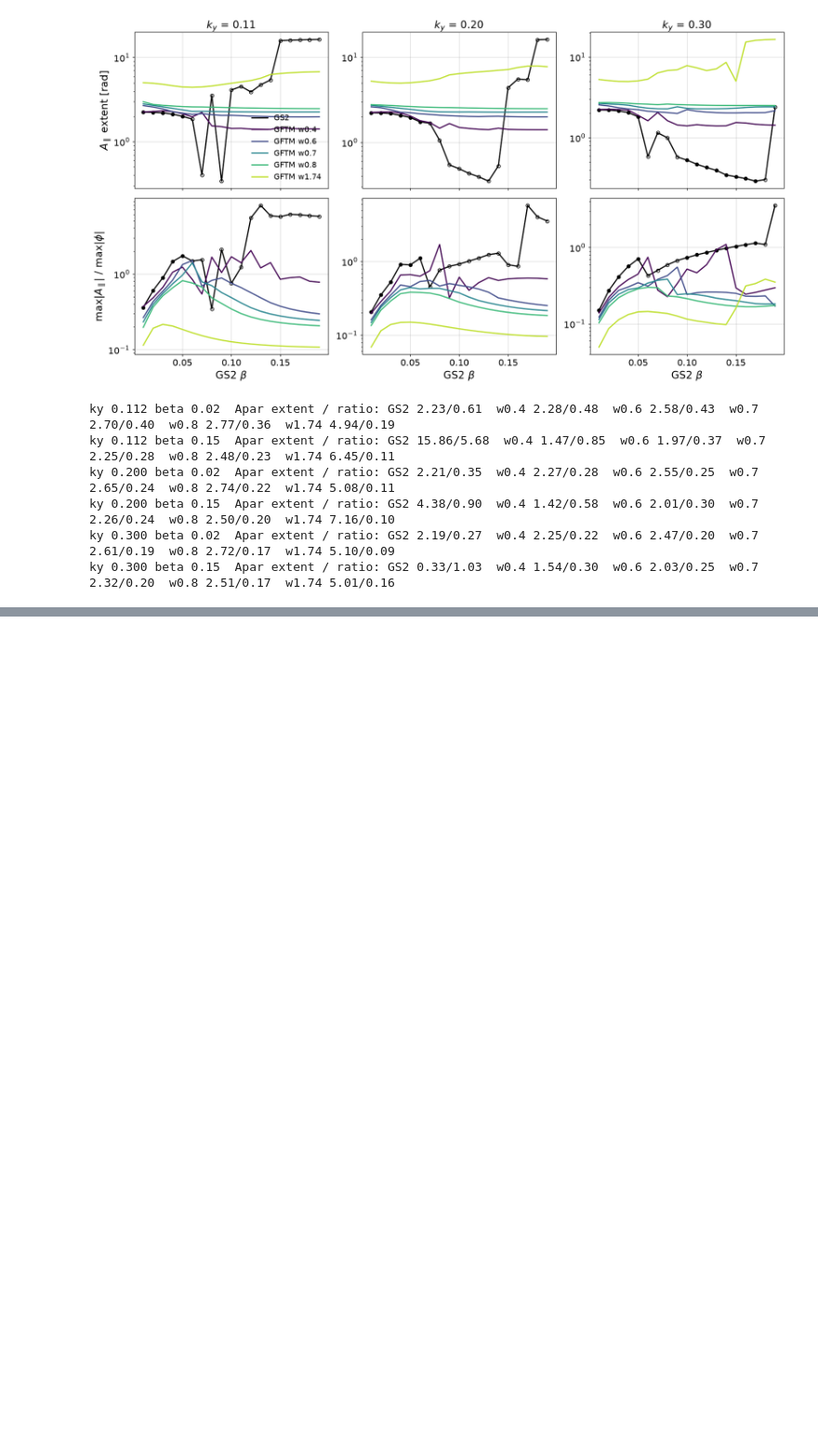
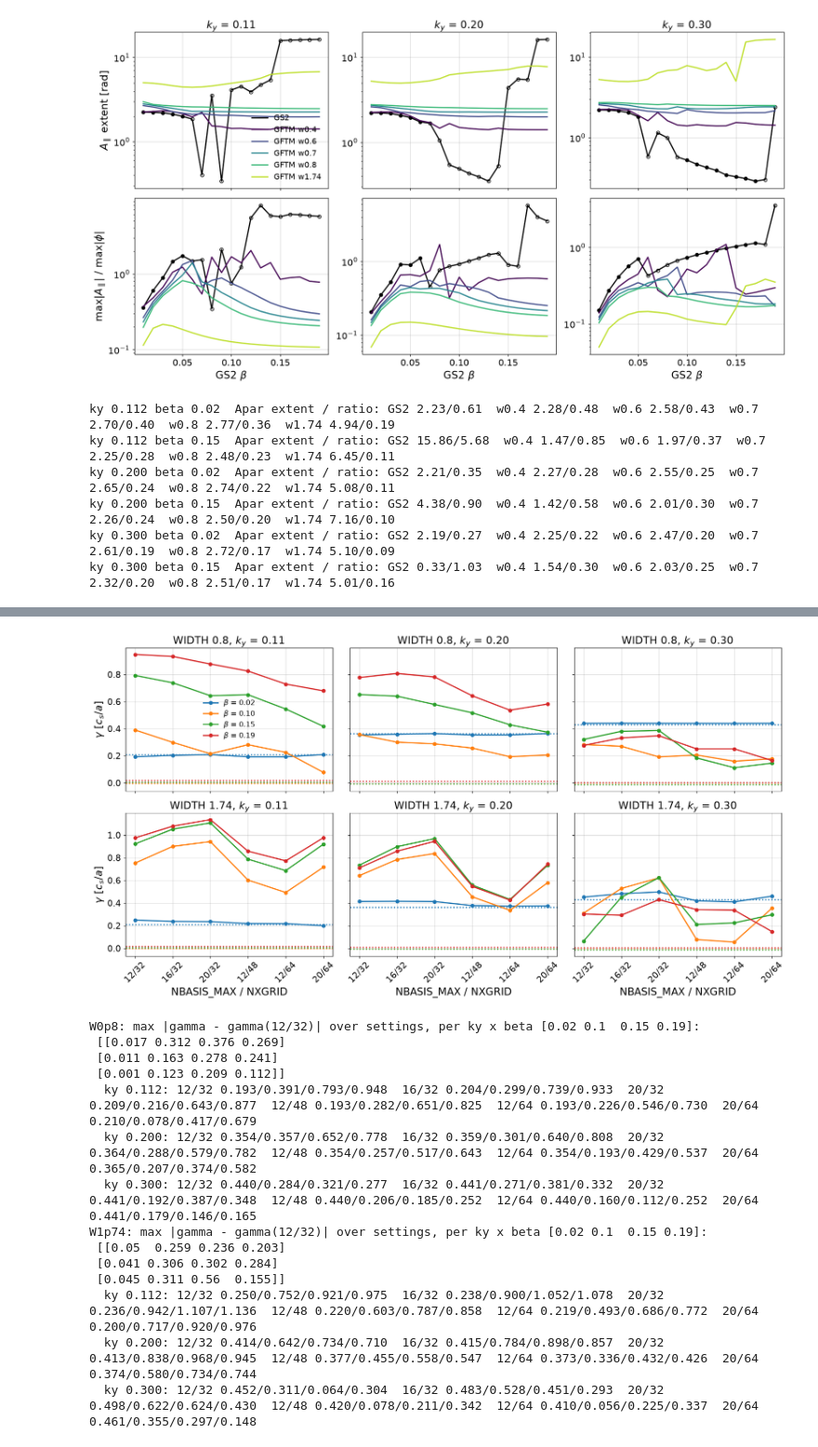
Before and after one commit to FelixWattsYork/General_Analysis, a Jupyter notebook: notebooks/beta_stabilisation_modes.ipynb, the cells around one changed output, grey strips where cells are left out. Shown at 93% size. Cells and saved outputs as stored; diff of their text form; code cells hidden in the pictures; blank space fills up the shorter version.

```diff
--- a/notebooks/beta_stabilisation_modes.ipynb
+++ b/notebooks/beta_stabilisation_modes.ipynb
@@ -767,0 +817,43 @@ ky 0.300 beta 0.15  Apar extent / ratio: GS2 0.33/1.03  w0.4 1.54/0.30  w0.6 2.0
+# %%
+res = [(12, 32), (16, 32), (20, 32), (12, 48), (12, 64), (20, 64)]
+fig_res, axes = plt.subplots(2, len(iky), figsize=(5 * len(iky), 8), sharex=True, sharey="row")
+for row, w in enumerate(("0p8", "1p74")):
+    for col, i in enumerate(iky):
+        ax = axes[row, col]
+        for b, (k, j) in enumerate(zip(range(4), jconv)):
+            y = [gc[f"nb{nb}_nx{nx}_w{w}"][col, k] for nb, nx in res]
+            ax.plot(range(len(res)), y, color=f"C{b}", marker="o", ms=5, label=rf"$\beta$ = {beta_r4[j]:.2f}")
+            ax.axhline(g["GS2"][i, j], color=f"C{b}", ls=":", marker="")
+        ax.set_title(rf"WIDTH {w.replace('p', '.')}, $k_y$ = {float(gs2[r4].ky[i]):.2f}", fontsize=16)
+        ax.tick_params(labelsize=13)
+for ax in axes[-1]:
+    ax.set_xticks(range(len(res)), [f"{nb}/{nx}" for nb, nx in res], rotation=45)
+    ax.set_xlabel("NBASIS_MAX / NXGRID", fontsize=16)
+for ax in axes[:, 0]:
+    ax.set_ylabel(r"$\gamma$ [$c_s/a$]", fontsize=16)
+axes[0, 0].legend(fontsize=11)
+fig_res.tight_layout()
+plt.show()
+for w in ("0p8", "1p74"):
+    base = gc[f"nb12_nx32_w{w}"]
+    spread = np.max([np.abs(gc[f"nb{nb}_nx{nx}_w{w}"] - base) for nb, nx in res], axis=0)
+    print(f"W{w}: max |gamma - gamma(12/32)| over settings, per ky x beta {beta_r4[jconv].round(2)}:\n", spread.round(3))
+    for col, i in enumerate(iky):
+        print(f"  ky {float(gs2[r4].ky[i]):.3f}: " + "  ".join(
+            f"{nb}/{nx} " + "/".join(f"{x:.3f}" for x in gc[f'nb{nb}_nx{nx}_w{w}'][col]) for nb, nx in res))
+# %% [output]
+[figure, added]
+W0p8: max |gamma - gamma(12/32)| over settings, per ky x beta [0.02 0.1  0.15 0.19]:
+ [[0.017 0.312 0.376 0.269]
+ [0.011 0.163 0.278 0.241]
+ [0.001 0.123 0.209 0.112]]
+  ky 0.112: 12/32 0.193/0.391/0.793/0.948  16/32 0.204/0.299/0.739/0.933  20/32 0.209/0.216/0.643/0.877  12/48 0.193/0.282/0.651/0.825  12/64 0.193/0.226/0.546/0.730  20/64 0.210/0.078/0.417/0.679
+  ky 0.200: 12/32 0.354/0.357/0.652/0.778  16/32 0.359/0.301/0.640/0.808  20/32 0.364/0.288/0.579/0.782  12/48 0.354/0.257/0.517/0.643  12/64 0.354/0.193/0.429/0.537  20/64 0.365/0.207/0.374/0.582
+  ky 0.300: 12/32 0.440/0.284/0.321/0.277  16/32 0.441/0.271/0.381/0.332  20/32 0.441/0.192/0.387/0.348  12/48 0.440/0.206/0.185/0.252  12/64 0.440/0.160/0.112/0.252  20/64 0.441/0.179/0.146/0.165
+W1p74: max |gamma - gamma(12/32)| over settings, per ky x beta [0.02 0.1  0.15 0.19]:
+ [[0.05  0.259 0.236 0.203]
+ [0.041 0.306 0.302 0.284]
+ [0.045 0.311 0.56  0.155]]
+  ky 0.112: 12/32 0.250/0.752/0.921/0.975  16/32 0.238/0.900/1.052/1.078  20/32 0.236/0.942/1.107/1.136  12/48 0.220/0.603/0.787/0.858  12/64 0.219/0.493/0.686/0.772  20/64 0.200/0.717/0.920/0.976
+  ky 0.200: 12/32 0.414/0.642/0.734/0.710  16/32 0.415/0.784/0.898/0.857  20/32 0.413/0.838/0.968/0.945  12/48 0.377/0.455/0.558/0.547  12/64 0.373/0.336/0.432/0.426  20/64 0.374/0.580/0.734/0.744
+  ky 0.300: 12/32 0.452/0.311/0.064/0.304  16/32 0.483/0.528/0.451/0.293  20/32 0.498/0.622/0.624/0.430  12/48 0.420/0.078/0.211/0.342  12/64 0.410/0.056/0.225/0.337  20/64 0.461/0.355/0.297/0.148
```
Also changed, not shown: parts of 5 cells of this notebook.
